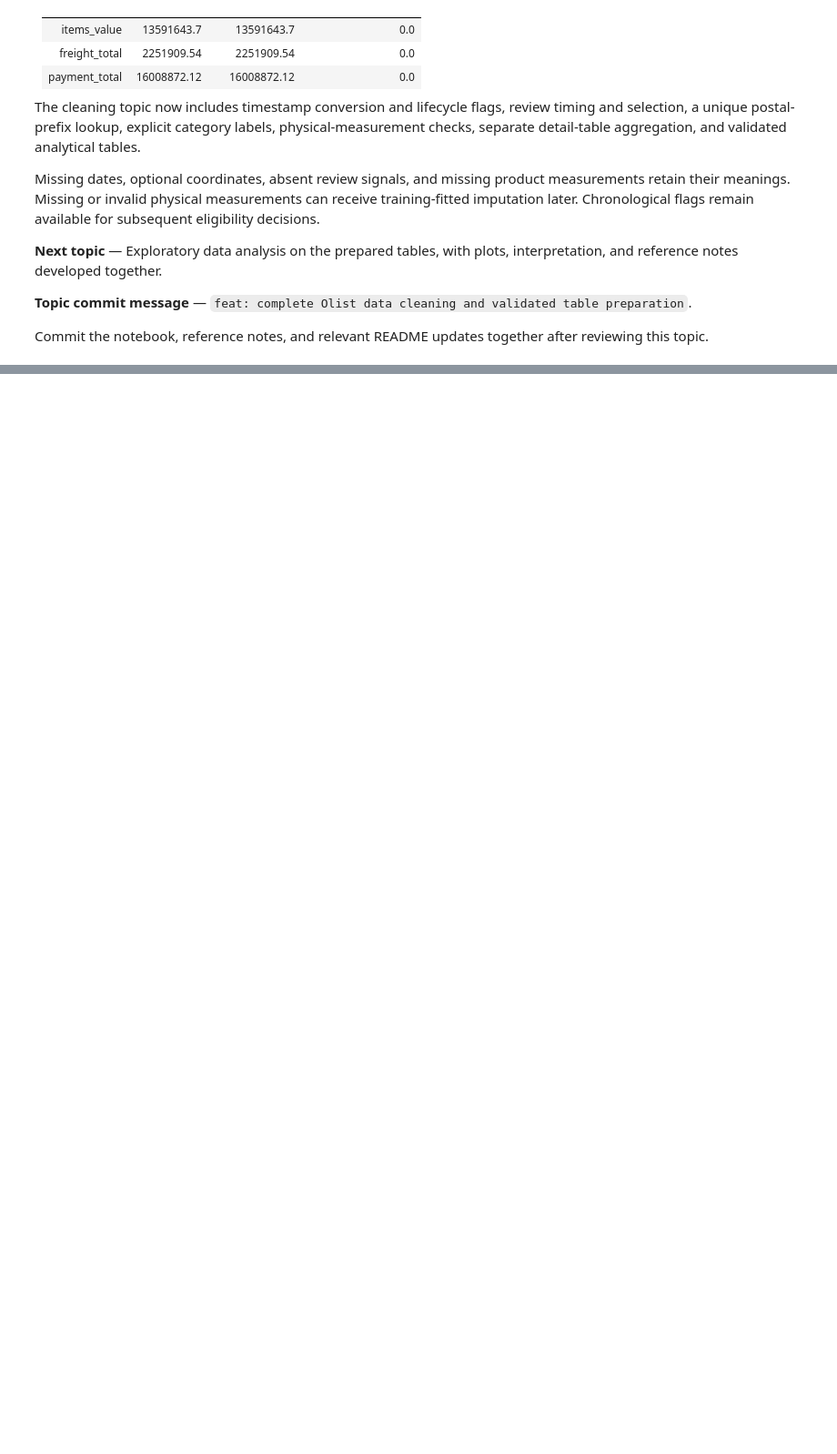
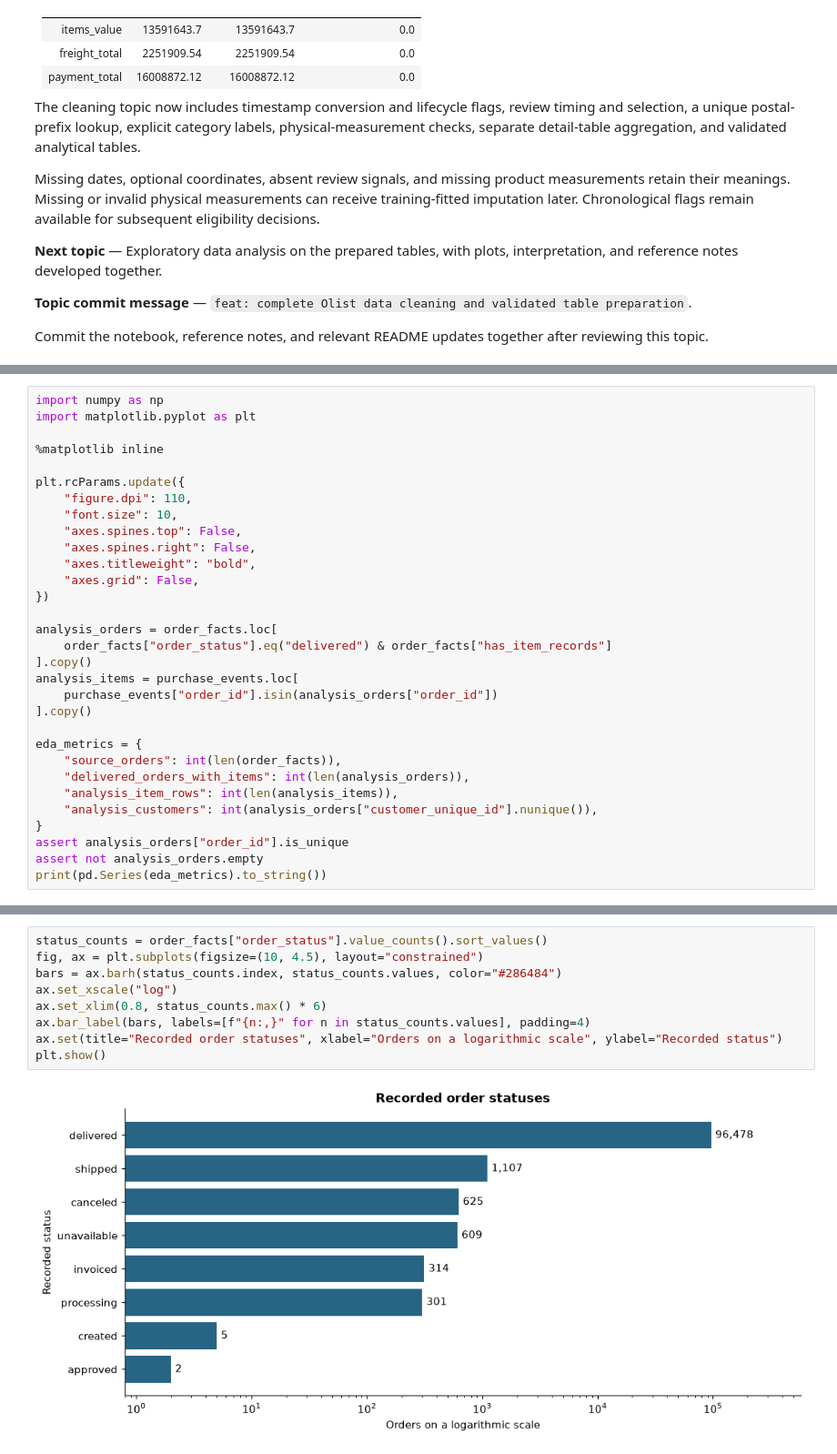
Before and after one commit to oyelurker/cse303-ml-AP24110010128-olist-recommender, a Jupyter notebook: olist_pipeline.ipynb, the cells around one changed output, grey strips where cells are left out. Shown at 91% size. Saved outputs shown, nothing was run; the diff lists cells and outputs as text; blank space fills up the shorter version.

Commit message:
complete Olist exploratory analysis and document findings

```diff
--- a/olist_pipeline.ipynb
+++ b/olist_pipeline.ipynb
@@ -1074,0 +1085,31 @@ Commit the notebook, reference notes, and relevant README updates together after
+# %%
+import numpy as np
+import matplotlib.pyplot as plt
+
+%matplotlib inline
+
+plt.rcParams.update({
+    "figure.dpi": 110,
+    "font.size": 10,
+    "axes.spines.top": False,
+    "axes.spines.right": False,
+    "axes.titleweight": "bold",
+    "axes.grid": False,
+})
+
+analysis_orders = order_facts.loc[
+    order_facts["order_status"].eq("delivered") & order_facts["has_item_records"]
+].copy()
+analysis_items = purchase_events.loc[
+    purchase_events["order_id"].isin(analysis_orders["order_id"])
+].copy()
+
+eda_metrics = {
+    "source_orders": int(len(order_facts)),
+    "delivered_orders_with_items": int(len(analysis_orders)),
+    "analysis_item_rows": int(len(analysis_items)),
+    "analysis_customers": int(analysis_orders["customer_unique_id"].nunique()),
+}
+assert analysis_orders["order_id"].is_unique
+assert not analysis_orders.empty
+print(pd.Series(eda_metrics).to_string())
@@ -1074,0 +1126,11 @@ Commit the notebook, reference notes, and relevant README updates together after
+# %%
+status_counts = order_facts["order_status"].value_counts().sort_values()
+fig, ax = plt.subplots(figsize=(10, 4.5), layout="constrained")
+bars = ax.barh(status_counts.index, status_counts.values, color="#286484")
+ax.set_xscale("log")
+ax.set_xlim(0.8, status_counts.max() * 6)
+ax.bar_label(bars, labels=[f"{n:,}" for n in status_counts.values], padding=4)
+ax.set(title="Recorded order statuses", xlabel="Orders on a logarithmic scale", ylabel="Recorded status")
+plt.show()
+# %% [output]
+[figure, added]
```
Also changed, not shown: parts of 32 cells of this notebook, 4 other files.
